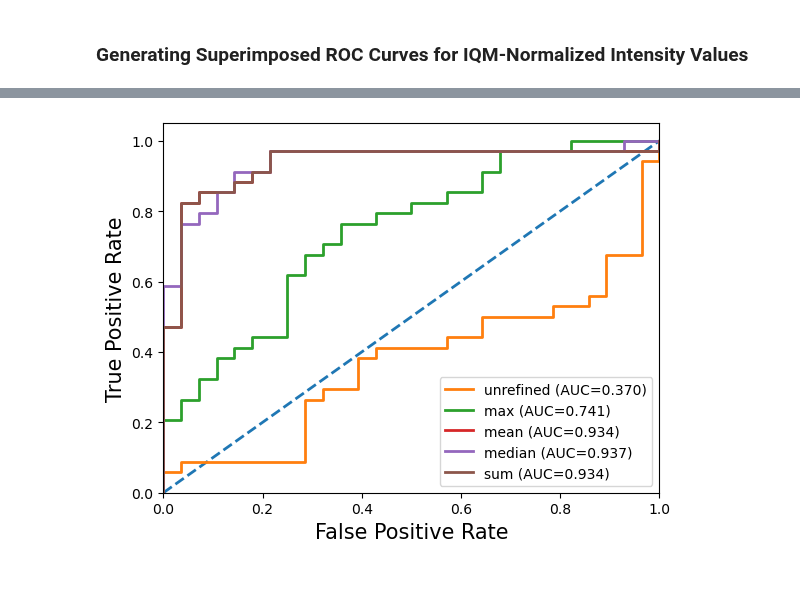
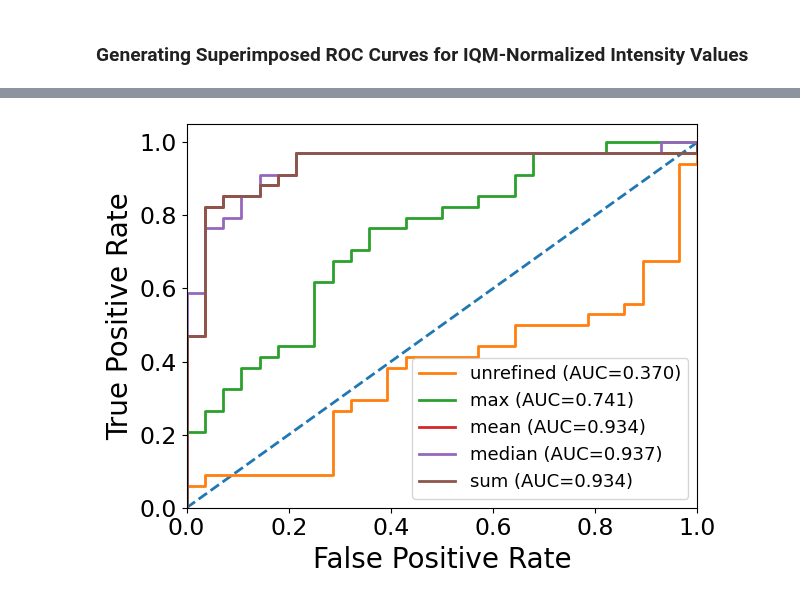
Before and after one commit to JacobAnter/VACV_screen, a Jupyter notebook: Processing_Dharmacon_pooled_genome_1_and_2_subset/roc_curves_and_related_data/generation_superimposed_ROC_curves/generation_superimposed_ROC_curves.ipynb, the cells around one changed output, grey strips where cells are left out. Cells and saved outputs as stored; diff of their text form; code cells hidden in the pictures.

```diff
--- a/Processing_Dharmacon_pooled_genome_1_and_2_subset/roc_curves_and_related_data/generation_superimposed_ROC_curves/generation_superimposed_ROC_curves.ipynb
+++ b/Processing_Dharmacon_pooled_genome_1_and_2_subset/roc_curves_and_related_data/generation_superimposed_ROC_curves/generation_superimposed_ROC_curves.ipynb
@@ -65,8 +65,10 @@ def superimpose_roc_curves(
     """
     fig, ax = plt.subplots(1, 1)
 
-    ax.set_xlabel("False Positive Rate", fontsize=15)
-    ax.set_ylabel("True Positive Rate", fontsize=15)
+    ax.set_xlabel("False Positive Rate", fontsize=20) # original font size: 15
+    ax.set_ylabel("True Positive Rate", fontsize=20)
+
+    ax.tick_params(labelsize=17)
 
     ax.set_xlim(0, 1)
     ax.set_ylim(0, 1.05)
@@ -87,7 +89,9 @@ def superimpose_roc_curves(
 
     # Add a legend to the figure displaying the AUC scores of the
     # individual ROC curves
-    ax.legend(loc="best")
+    ax.legend(loc="best", fontsize=13)
+
+    fig.tight_layout()
 
     # The figure is saved twice, once as a PNG and once as an SVG (for
     # the publication)
@@ -113,6 +117,32 @@ unnorm_refined_subdir_name = "unnormalized_intensity_values"
 
 if not os.path.exists(unnorm_refined_subdir_name):
     os.makedirs(unnorm_refined_subdir_name)
+# %%
+# Two different types of ROC plots are supposed to be generated
+# One of them is placed in the supplementary material and thus contains
+# all curves (unrefined, max, mean, median and sum)
+# The other is placed in figure 1 und must be accordingly concise; thus,
+# only two curves are depicted, which are the unrefined and the refined
+# performance (for the refined performance, the best performing
+# refinement mode is taken, which is median)
+# Create subdirectories for these two types of plots
+suppl_mat_subdir_name = "supplementary_material_plots"
+
+if not os.path.exists(
+    os.path.join(unnorm_refined_subdir_name, suppl_mat_subdir_name)
+):
+    os.makedirs(
+        os.path.join(unnorm_refined_subdir_name, suppl_mat_subdir_name)
+    )
+
+fig_1_subdir_name = "figure_1_plots"
+
+if not os.path.exists(
+    os.path.join(unnorm_refined_subdir_name, fig_1_subdir_name)
+):
+    os.makedirs(
+        os.path.join(unnorm_refined_subdir_name, fig_1_subdir_name)
+    )
 # %%
 # Load the TSV files storing the curve data after refinement into Pandas
 # DataFrames
@@ -453,11 +623,11 @@ superimpose_roc_curves(
 # %%
 # Superimpose ROC curves for early low intensity hits
 superimpose_roc_curves(
     iqm_norm_low_early_df_list,
     iqm_norm_low_early_auc_list,
     descriptions,
-    iqm_norm_refined_subdir_name,
+    os.path.join(iqm_norm_refined_subdir_name, suppl_mat_subdir_name),
     "early_low_intensity_hits"
 )
 # %% [output]
-[figure, old version]
+[figure, new version]
```
Also changed, not shown: parts of 16 cells of this notebook.
